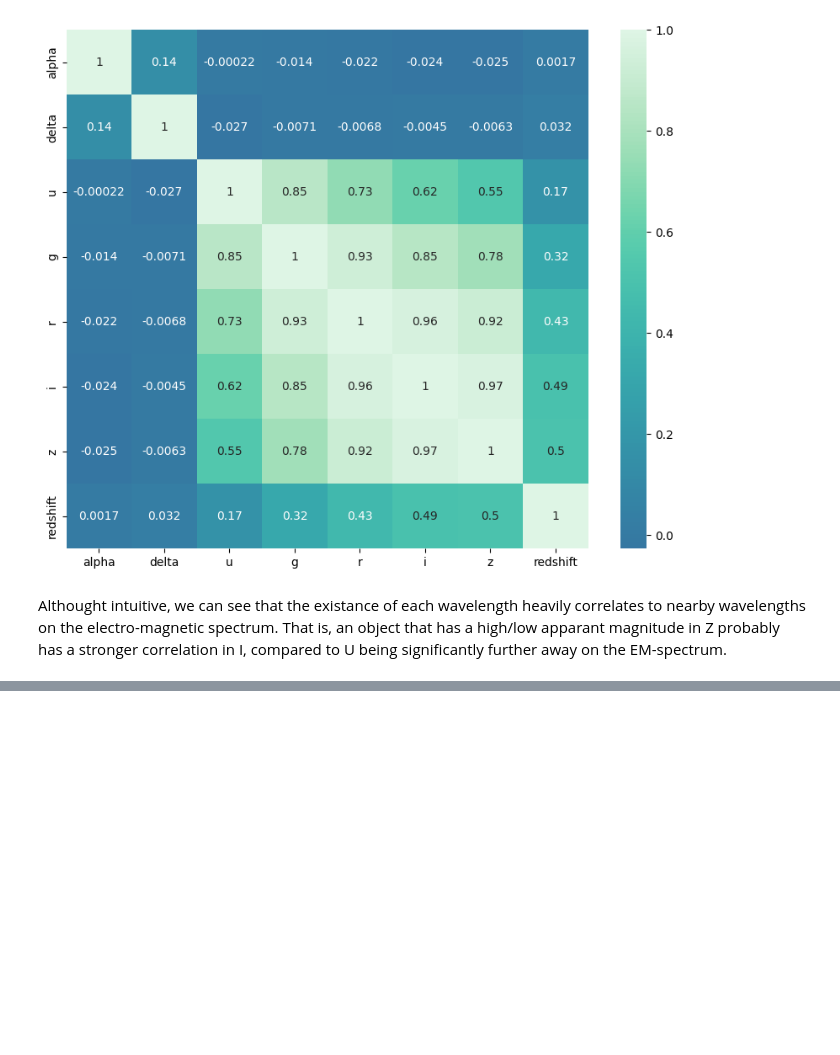
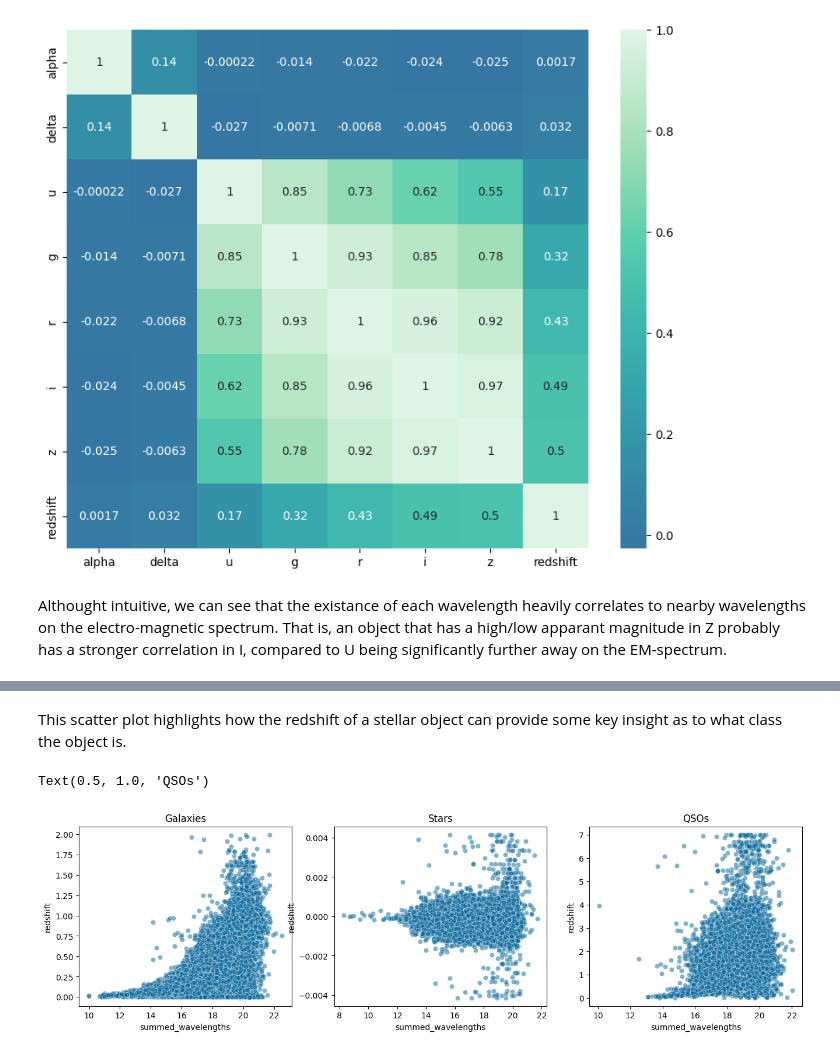
Before and after one commit to AbhaySh4r/ML-AstroSet, a Jupyter notebook: Project1_Visualizations.ipynb, the cells around one changed output, grey strips where cells are left out. Saved outputs shown, nothing was run; the diff lists cells and outputs as text; code cells hidden in the pictures; blank space fills up the shorter version.

```diff
--- a/Project1_Visualizations.ipynb
+++ b/Project1_Visualizations.ipynb
@@ -171,0 +174,13 @@ sns.scatterplot(df, y = "r", x = "redshift", hue = "class").facet()
+# %% [markdown]
+This scatter plot highlights how the redshift of a stellar object can provide some key insight as to what class the object is.
+# %%
+fig, axis = plt.subplots(ncols = 3, figsize = (16,4))
+sns.scatterplot(df.loc[df["class"] == "GALAXY"], x = "summed_wavelengths", y = "redshift", ax = axis[0], color = "#05669b", alpha = 0.5)
+sns.scatterplot(df.loc[df["class"] == "STAR"], x = "summed_wavelengths", y = "redshift", ax = axis[1], color = '#05669b', alpha = 0.5)
+sns.scatterplot(df.loc[df["class"] == "QSO"], x = "summed_wavelengths", y = "redshift", ax = axis[2], color = '#05669b', alpha = 0.5)
+axis[0].set_title("Galaxies")
+axis[1].set_title("Stars")
+axis[2].set_title("QSOs")
+# %% [output]
+Text(0.5, 1.0, 'QSOs')
+[figure, added]
```
Also changed, not shown: parts of 8 cells of this notebook.
